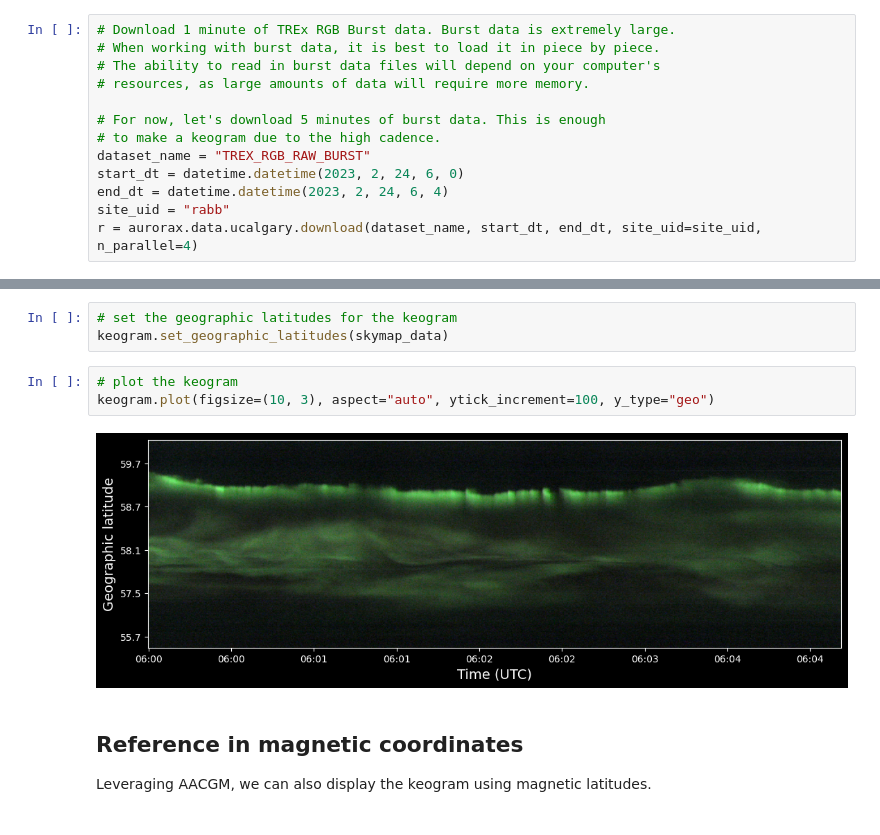
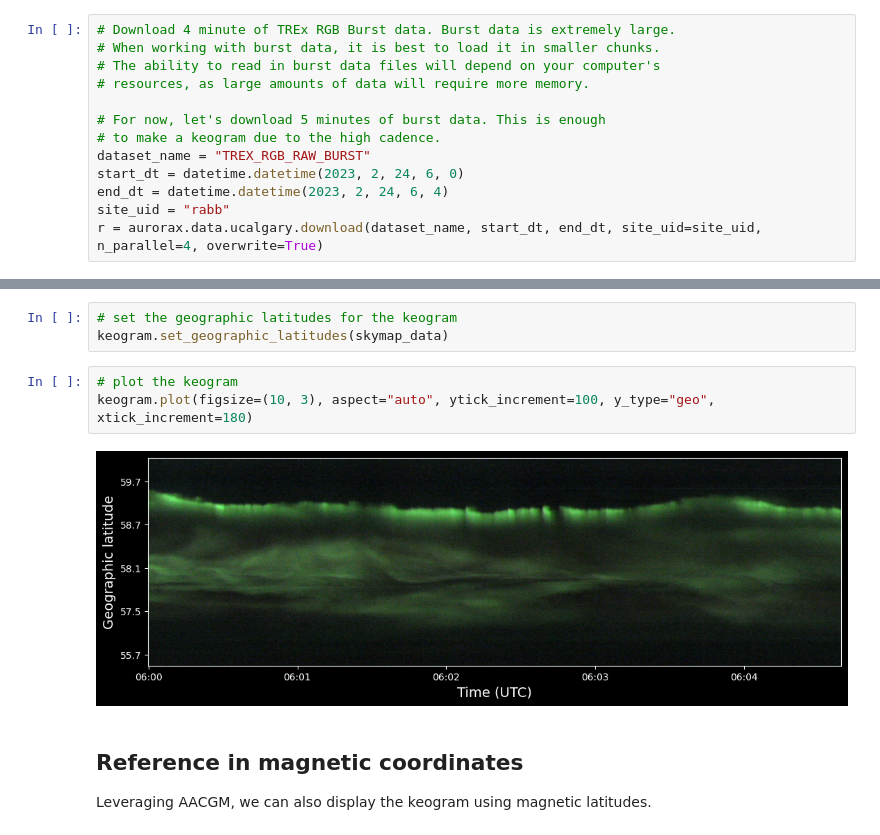
Before and after one commit to aurorax-space/pyaurorax, a Jupyter notebook: examples/notebooks/tools/keogram_trex_rgb_burst.ipynb, the cells around one changed output, grey strips where cells are left out. Cells and saved outputs as stored; diff of their text form.

Commit message:
burst mosaic compatibility + notebook

```diff
--- a/examples/notebooks/tools/keogram_trex_rgb_burst.ipynb
+++ b/examples/notebooks/tools/keogram_trex_rgb_burst.ipynb
@@ -12,8 +12,8 @@ Keograms are a useful data product that can be generated from ASI image data. A
 
 Below, we'll work through the creation of a 5-minute keogram created from TREx RGB 3Hz burst data.
 # %%
-# Download 1 minute of TREx RGB Burst data. Burst data is extremely large.
-# When working with burst data, it is best to load it in piece by piece.
+# Download 4 minute of TREx RGB Burst data. Burst data is extremely large.
+# When working with burst data, it is best to load it in smaller chunks.
 # The ability to read in burst data files will depend on your computer's
 # resources, as large amounts of data will require more memory.
 
@@ -23,7 +23,7 @@ dataset_name = "TREX_RGB_RAW_BURST"
 start_dt = datetime.datetime(2023, 2, 24, 6, 0)
 end_dt = datetime.datetime(2023, 2, 24, 6, 4)
 site_uid = "rabb"
-r = aurorax.data.ucalgary.download(dataset_name, start_dt, end_dt, site_uid=site_uid, n_parallel=4)
+r = aurorax.data.ucalgary.download(dataset_name, start_dt, end_dt, site_uid=site_uid, n_parallel=4, overwrite=True)
 # %%
 # read in the data
 data = aurorax.data.ucalgary.read(r.dataset, r.filenames, n_parallel=4)
@@ -64,9 +64,9 @@ skymap_data = aurorax.data.ucalgary.read(r.dataset, r.filenames).data[0]
 keogram.set_geographic_latitudes(skymap_data)
 # %%
 # plot the keogram
-keogram.plot(figsize=(10, 3), aspect="auto", ytick_increment=100, y_type="geo")
+keogram.plot(figsize=(10, 3), aspect="auto", ytick_increment=100, y_type="geo", xtick_increment=180)
 # %% [output]
-[figure, old version]
+[figure, new version]
 # %% [markdown]
 ## Reference in magnetic coordinates
 
```
Also changed, not shown: parts of 1 cell of this notebook, 3 other files.
